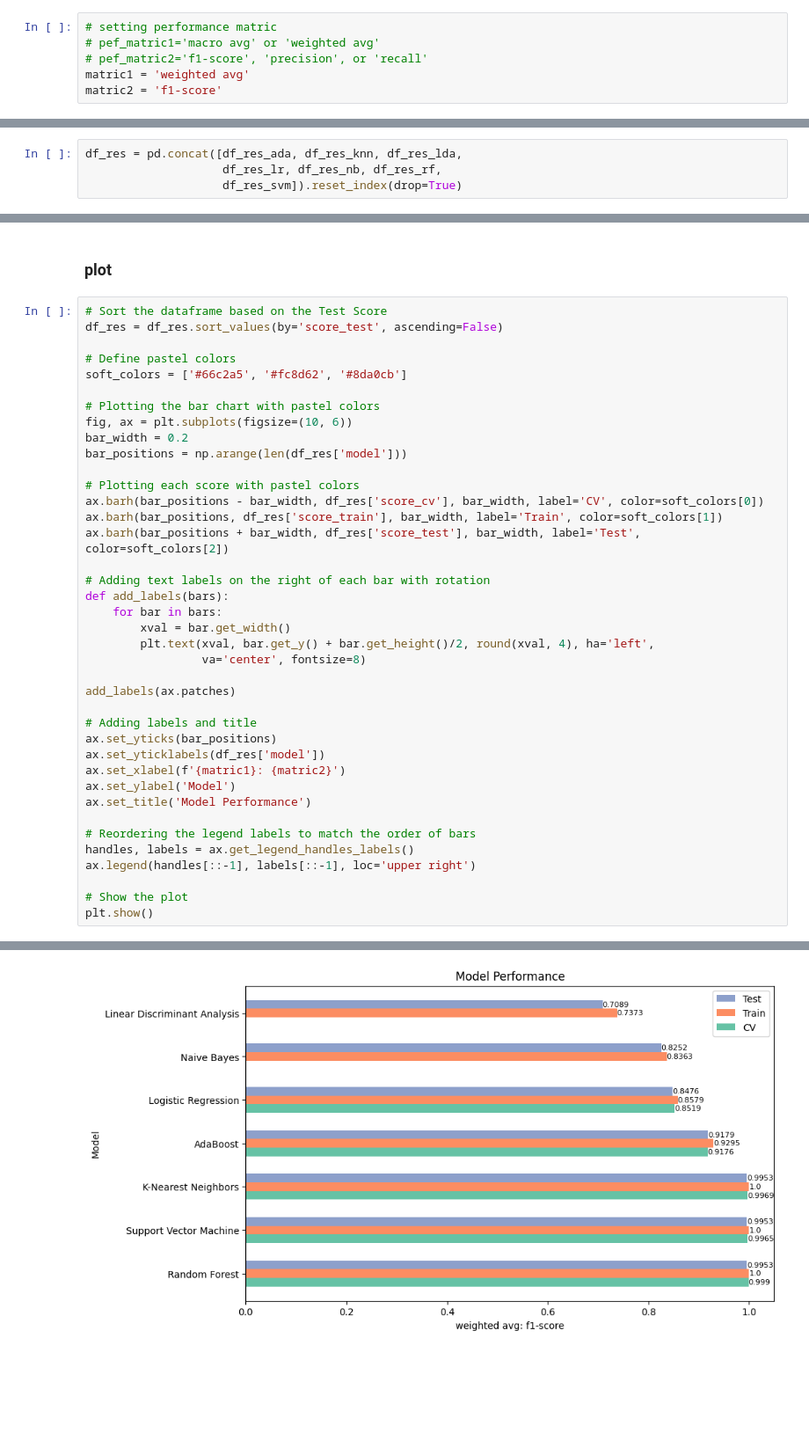
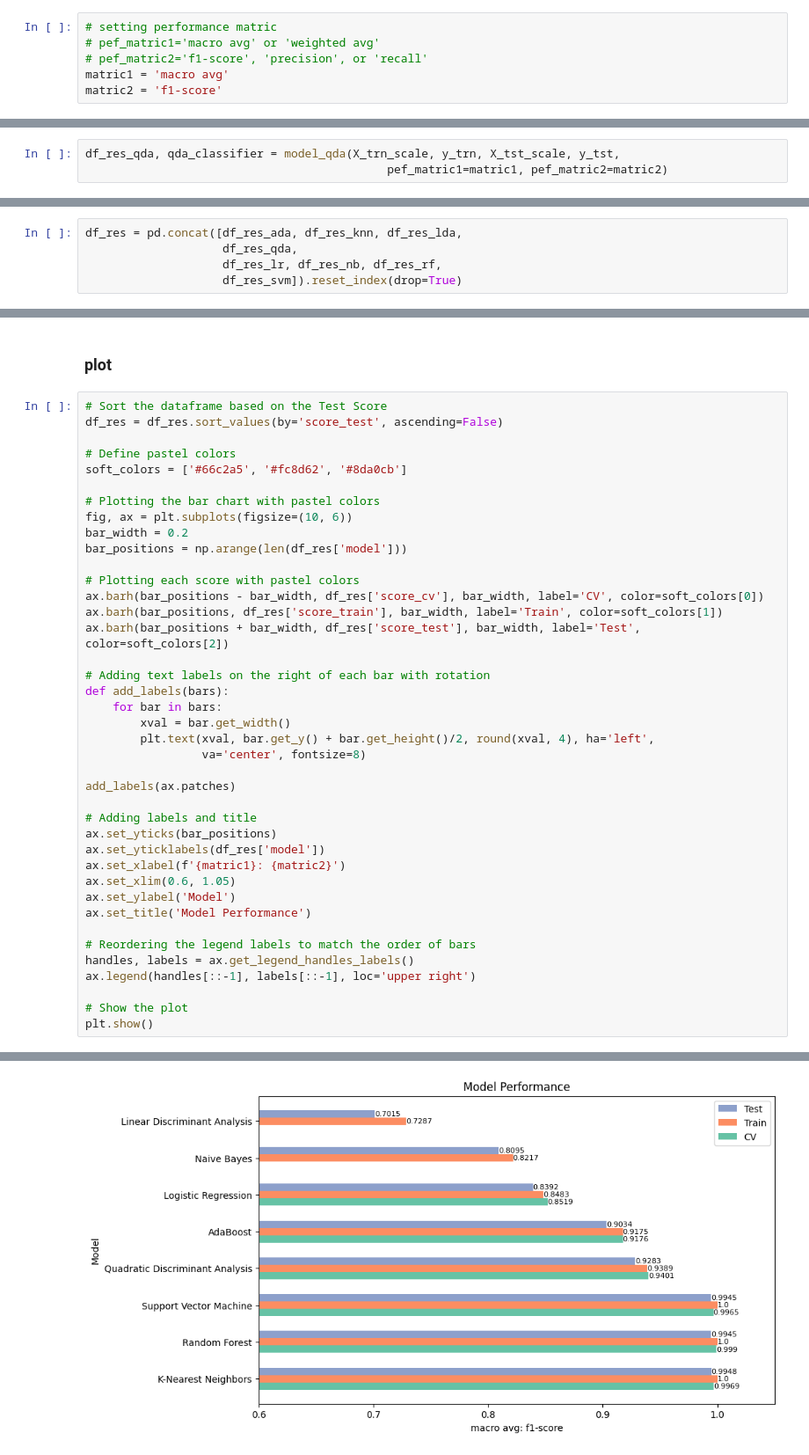
Before and after one commit to kulaphongj/milk_quality_prediction, a Jupyter notebook: 2_modelling_v02_allmodels.ipynb, the cells around one changed output, grey strips where cells are left out. Shown at 88% size. Drawn from its saved outputs; the diff is of its cells as text; blank space fills up the shorter version.

Commit message:
add QDA model

```diff
--- a/2_modelling_v02_allmodels.ipynb
+++ b/2_modelling_v02_allmodels.ipynb
@@ -134,7 +134,7 @@ skf = StratifiedKFold(n_splits=5, shuffle=True, random_state=seed_no)
 # setting performance matric
 # pef_matric1='macro avg' or 'weighted avg'
 # pef_matric2='f1-score', 'precision', or 'recall'
-matric1 = 'weighted avg'
+matric1 = 'macro avg'
 matric2 = 'f1-score'
 # %% [markdown]
 ### KNN
@@ -404,0 +462,3 @@ weighted avg      0.728     0.712     0.709       212
+# %%
+df_res_qda, qda_classifier = model_qda(X_trn_scale, y_trn, X_tst_scale, y_tst,
+                                            pef_matric1=matric1, pef_matric2=matric2)
@@ -776,6 +862,7 @@ weighted avg      0.995     0.995     0.995       212
 ## Combine Results
 # %%
 df_res = pd.concat([df_res_ada, df_res_knn, df_res_lda,
+                    df_res_qda,
                     df_res_lr, df_res_nb, df_res_rf,
                     df_res_svm]).reset_index(drop=True)
 # %%
@@ -808,31 +896,32 @@ ax.barh(bar_positions - bar_width, df_res['score_cv'], bar_width, label='CV', co
 ax.barh(bar_positions, df_res['score_train'], bar_width, label='Train', color=soft_colors[1])
 ax.barh(bar_positions + bar_width, df_res['score_test'], bar_width, label='Test', color=soft_colors[2])
 
 # Adding text labels on the right of each bar with rotation
 def add_labels(bars):
     for bar in bars:
         xval = bar.get_width()
         plt.text(xval, bar.get_y() + bar.get_height()/2, round(xval, 4), ha='left',
                  va='center', fontsize=8)
 
 add_labels(ax.patches)
 
 # Adding labels and title
 ax.set_yticks(bar_positions)
 ax.set_yticklabels(df_res['model'])
 ax.set_xlabel(f'{matric1}: {matric2}')
+ax.set_xlim(0.6, 1.05)
 ax.set_ylabel('Model')
 ax.set_title('Model Performance')
 
 # Reordering the legend labels to match the order of bars
 handles, labels = ax.get_legend_handles_labels()
 ax.legend(handles[::-1], labels[::-1], loc='upper right')
 
 # Show the plot
 plt.show()
 # %% [output]
 posx and posy should be finite values
 posx and posy should be finite values
 posx and posy should be finite values
 posx and posy should be finite values
-[figure, old version]
+[figure, new version]
```
Also changed, not shown: parts of 5 cells of this notebook.
